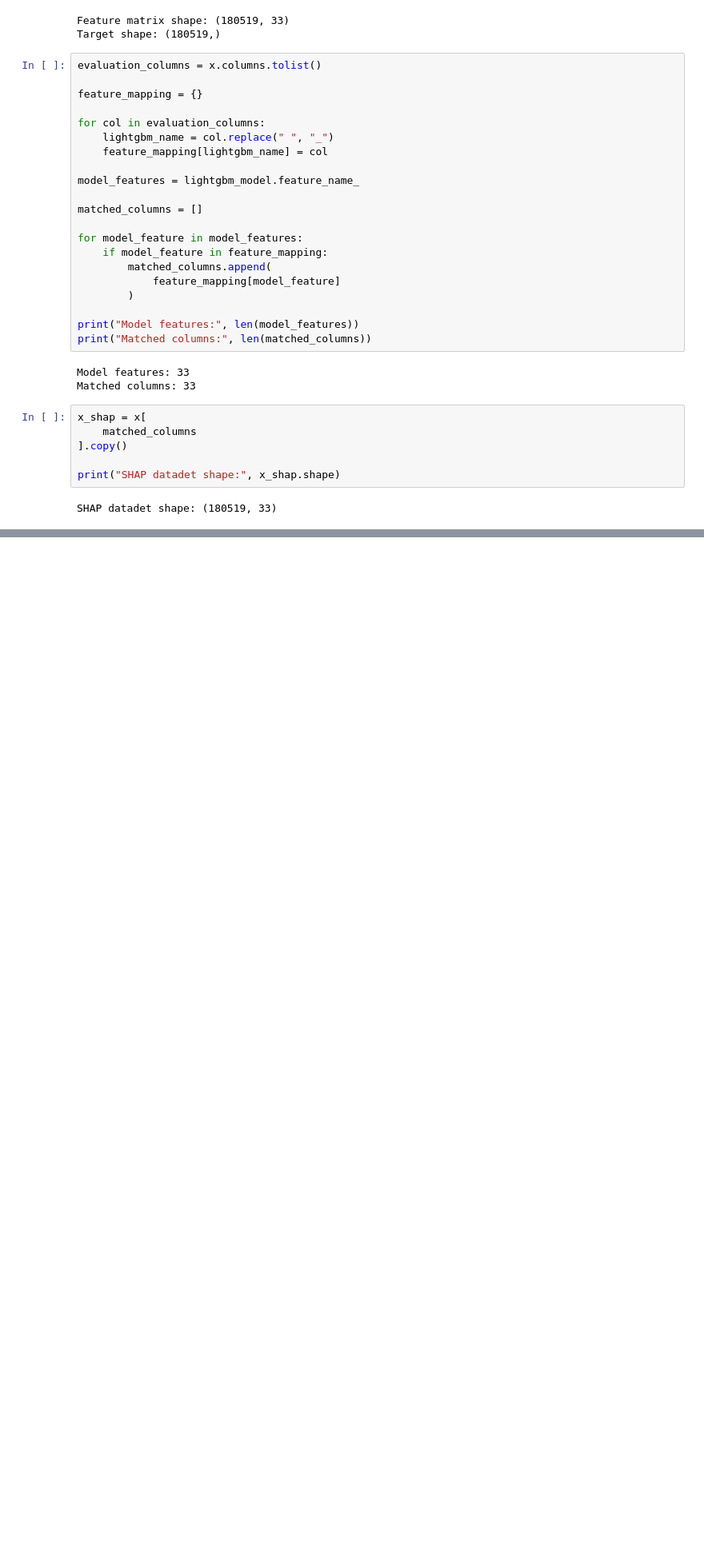
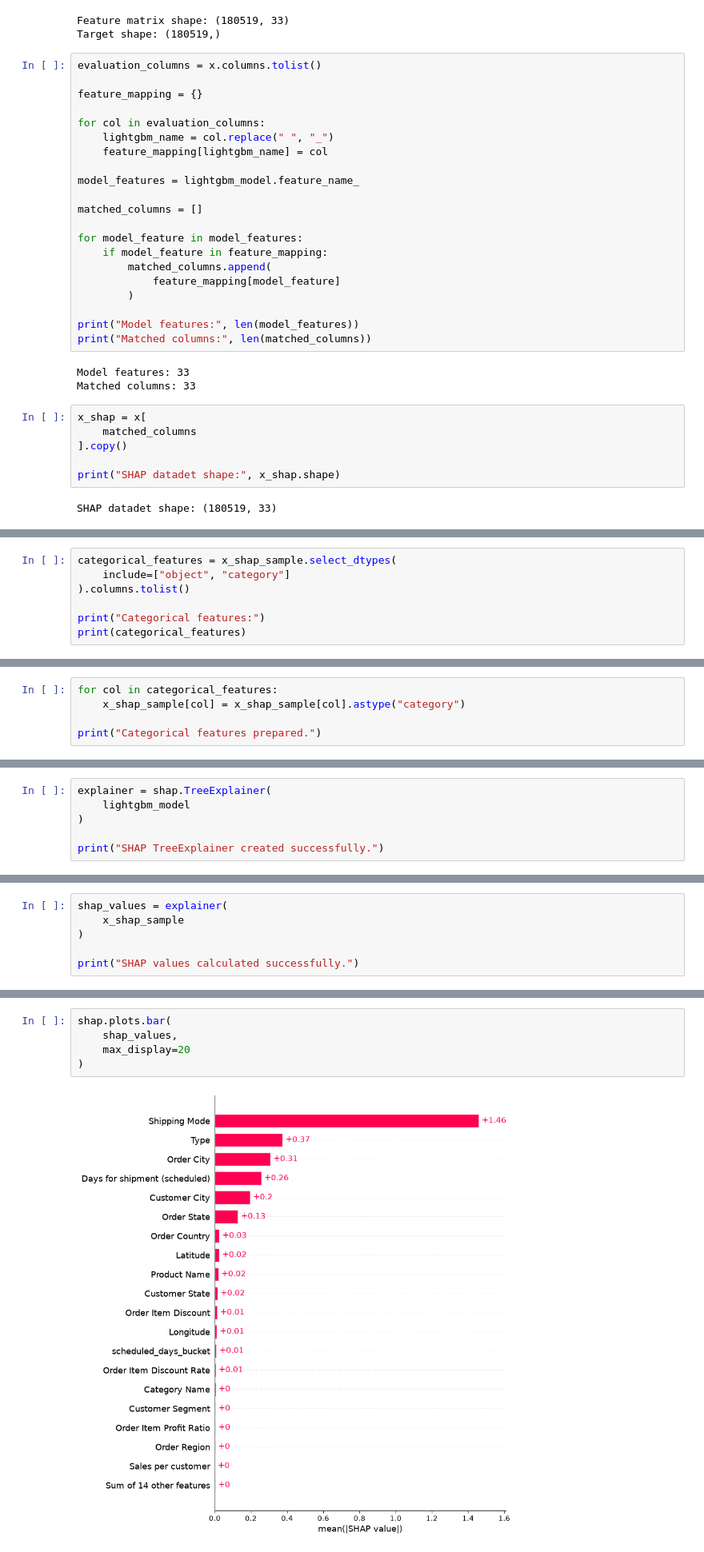
Before and after one commit to shivani1707s/APL-Logistics-Analysis, a Jupyter notebook: notebooks/shap_analysis.ipynb, the cells around one changed output, grey strips where cells are left out. Shown at 80% size. Saved outputs shown, nothing was run; the diff lists cells and outputs as text; blank space fills up the shorter version.

Commit message:
shap analysis complete

```diff
--- a/notebooks/shap_analysis.ipynb
+++ b/notebooks/shap_analysis.ipynb
@@ -115,3 +117,10 @@ x_shap_sample = x_shap.sample(
 print("SHAP sample shape:", x_shap_sample.shape)
 # %% [output]
 SHAP sample shape: (5000, 33)
+# %%
+categorical_features = x_shap_sample.select_dtypes(
+    include=["object", "category"]
+).columns.tolist()
+
+print("Categorical features:")
+print(categorical_features)
@@ -117,0 +132,5 @@ SHAP sample shape: (5000, 33)
+# %%
+for col in categorical_features:
+    x_shap_sample[col] = x_shap_sample[col].astype("category")
+
+print("Categorical features prepared.")
@@ -117,0 +139,6 @@ SHAP sample shape: (5000, 33)
+# %%
+explainer = shap.TreeExplainer(
+    lightgbm_model
+)
+
+print("SHAP TreeExplainer created successfully.")
@@ -117,0 +147,6 @@ SHAP sample shape: (5000, 33)
+# %%
+shap_values = explainer(
+    x_shap_sample
+)
+
+print("SHAP values calculated successfully.")
@@ -117,0 +180,7 @@ SHAP sample shape: (5000, 33)
+# %%
+shap.plots.bar(
+    shap_values,
+    max_display=20
+)
+# %% [output]
+[figure, added]
```
Also changed, not shown: parts of 14 cells of this notebook.
